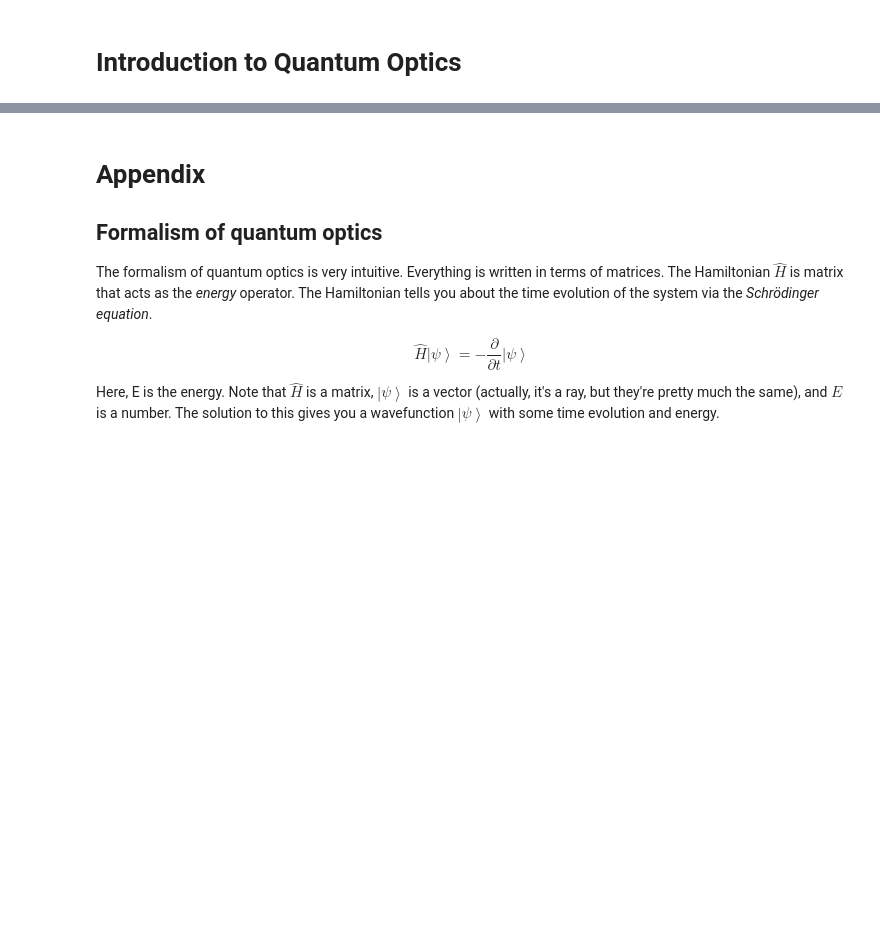
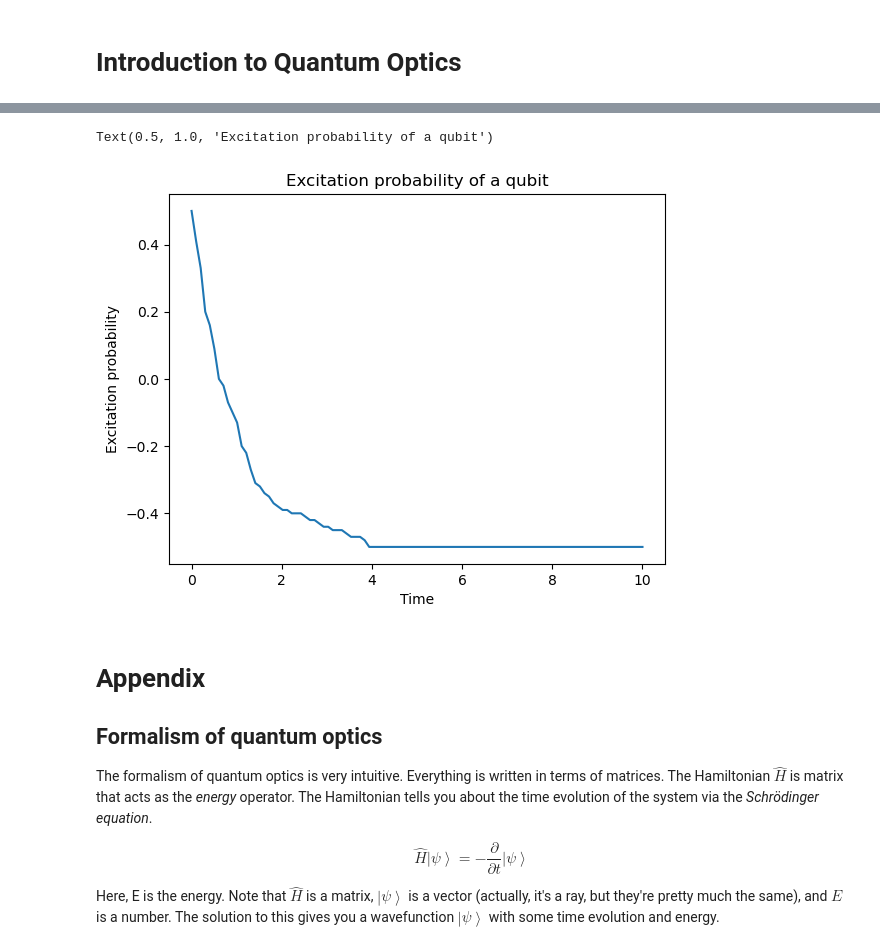
Before and after one commit to lange50/qsap-2023, a Jupyter notebook: intro_to_quantum_optics.ipynb, the cells around one changed output, grey strips where cells are left out. Saved outputs shown, nothing was run; the diff lists cells and outputs as text; code cells hidden in the pictures; blank space fills up the shorter version.

```diff
--- a/intro_to_quantum_optics.ipynb
+++ b/intro_to_quantum_optics.ipynb
@@ -77,0 +149,23 @@ Total run time:   7.02s
+# %%
+# Define the Hamiltonian
+H = qt.sigmaz() / 2
+
+# Define the decay
+gamma = 1.  # decay rate
+
+# Define the initial state
+psi0 = qt.basis(2, 0)  # excited state
+
+# Define the time vector
+t = np.linspace(0, 10, 100)
+
+# Solve with monte carlo
+res1 = qt.mcsolve(H, psi0, t, [np.sqrt(gamma) * qt.sigmam()], [H], ntraj=100)
+
+# Plot the results
+fig, ax = plt.subplots()
+ax.plot(t, res1.expect[0], label='100 trajectory')
+ax.set_xlabel('Time')
+ax.set_ylabel('Excitation probability')
+ax.set_title('Excitation probability of a qubit')
+# %% [output]
@@ -78,3 +183,5 @@ Total run time:   7.02s
+Text(0.5, 1.0, 'Excitation probability of a qubit')
+[figure, added]
 # %% [markdown]
 # Appendix
 
```
Also changed, not shown: parts of 5 cells of this notebook, 1 other file.
